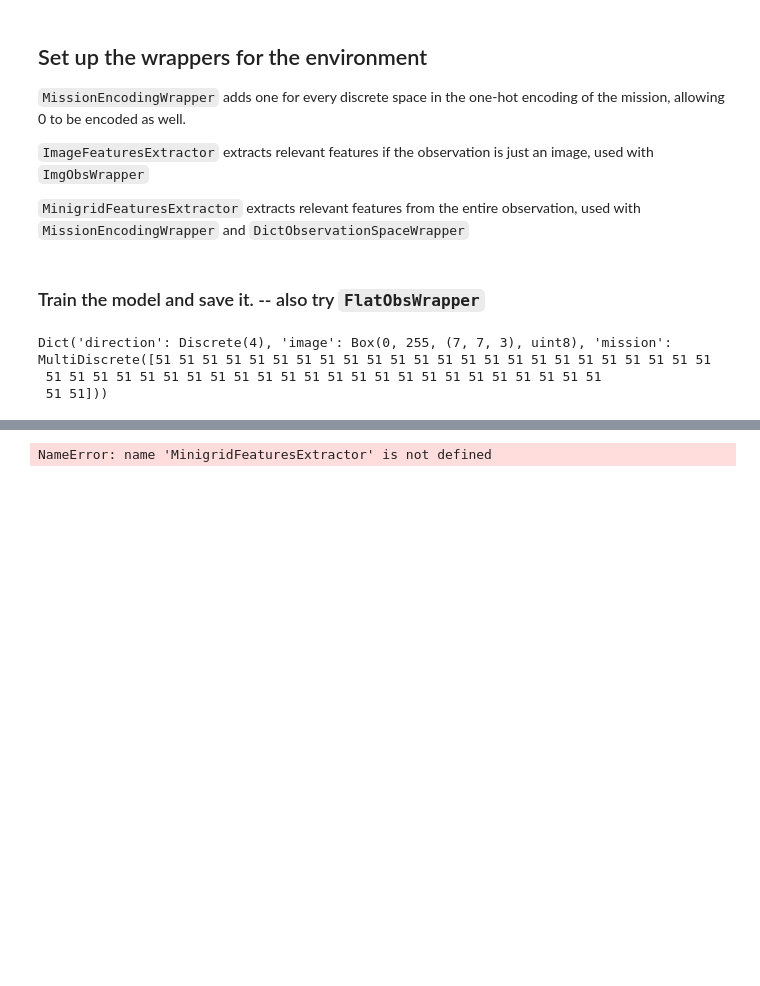
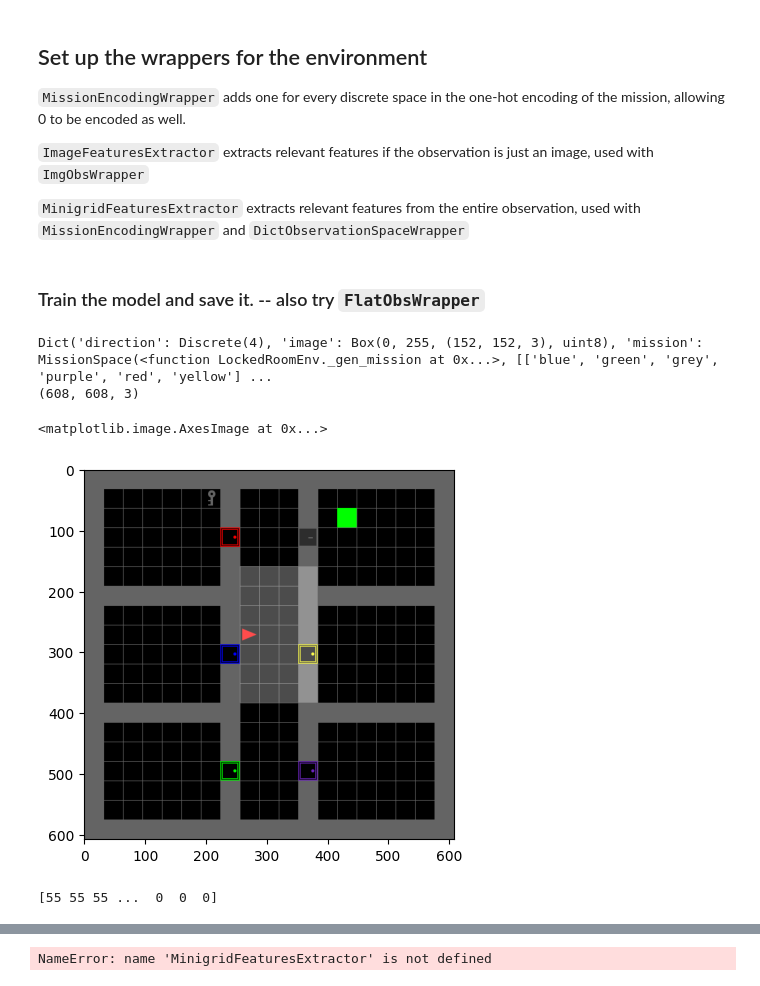
Before and after one commit to luciengaitskell/language-reward-design, a Jupyter notebook: kai/minigrid.ipynb, the cells around one changed output, grey strips where cells are left out. Drawn from its saved outputs; the diff is of its cells as text; code cells hidden in the pictures; blank space fills up the shorter version.

```diff
--- a/kai/minigrid.ipynb
+++ b/kai/minigrid.ipynb
@@ -136,11 +136,17 @@ class MinigridFeaturesExtractor(BaseFeaturesExtractor):
 ### Train the model and save it. -- also try `FlatObsWrapper`
 # %%
 env = gymnasium.make("MiniGrid-LockedRoom-v0", render_mode="rgb_array")
-env = DictObservationSpaceWrapper(env)
-env = MissionEncodingWrapper(env)
+# env = DictObservationSpaceWrapper(env)
+# env = MissionEncodingWrapper(env)
+env = RGBImgObsWrapper(env)
 
-env.observation_space
+print(env.observation_space)
+env.reset()
+r = env.render()
+print(r.shape)
+plt.imshow(r)
 # %% [output]
-Dict('direction': Discrete(4), 'image': Box(0, 255, (7, 7, 3), uint8), 'mission': MultiDiscrete([51 51 51 51 51 51 51 51 51 51 51 51 51 51 51 51 51 51 51 51 51 51 51 51
- 51 51 51 51 51 51 51 51 51 51 51 51 51 51 51 51 51 51 51 51 51 51 51 51
- 51 51]))
+Dict('direction': Discrete(4), 'image': Box(0, 255, (152, 152, 3), uint8), 'mission': MissionSpace(<function LockedRoomEnv._gen_mission at 0x...>, [['blue', 'green', 'grey', 'purple', 'red', 'yellow'] ...
+(608, 608, 3)
+<matplotlib.image.AxesImage at 0x...>
+[figure, added]
@@ -146,0 +162,4 @@ Dict('direction': Discrete(4), 'image': Box(0, 255, (7, 7, 3), uint8), 'mission'
+# %%
+print(obs['image'][np.where(obs['image'] != 100)])
+# %% [output]
+[55 55 55 ...  0  0  0]
```
Also changed, not shown: parts of 4 cells of this notebook, 1 other file.
